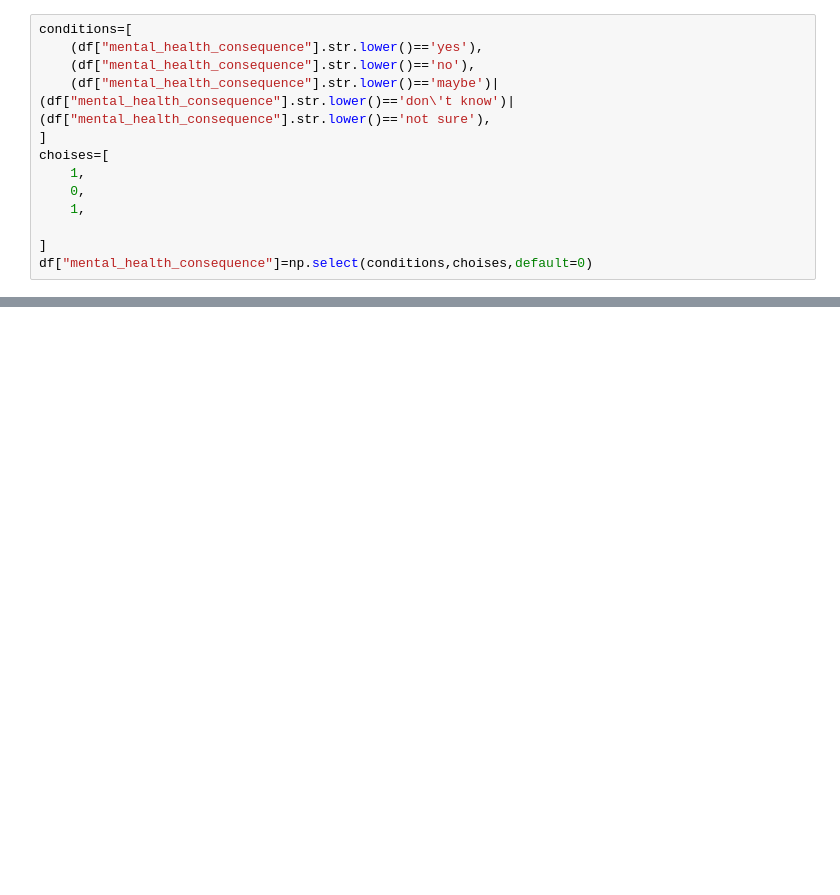
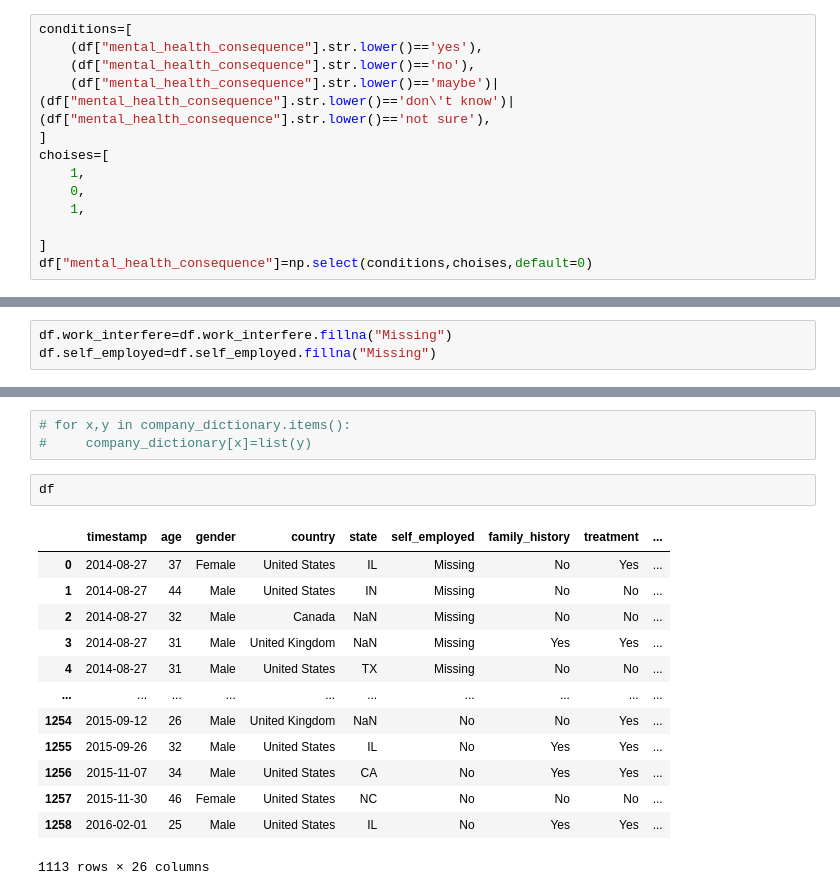
Before and after one commit to carlosiruiz/Mental_Health_Analysis-, a Jupyter notebook: ignacio_eda_notebook.ipynb, the cells around one changed output, grey strips where cells are left out. Saved outputs shown, nothing was run; the diff lists cells and outputs as text; blank space fills up the shorter version.

```diff
--- a/ignacio_eda_notebook.ipynb
+++ b/ignacio_eda_notebook.ipynb
@@ -203,0 +99,3 @@ df[df.work_interfere.isna()].groupby('gender').count()
+# %%
+df.work_interfere=df.work_interfere.fillna("Missing")
+df.self_employed=df.self_employed.fillna("Missing")
@@ -204 +119,20 @@ df[df.work_interfere.isna()].groupby('gender').count()
+# %%
+# for x,y in company_dictionary.items():
+#     company_dictionary[x]=list(y)
+# %%
+df
+# %% [output]
+|  | timestamp | age | gender | country | state | self_employed | family_history | treatment | ... |
+| 0 | 2014-08-27 | 37 | Female | United States | IL | Missing | No | Yes | ... |
+| 1 | 2014-08-27 | 44 | Male | United States | IN | Missing | No | No | ... |
+| 2 | 2014-08-27 | 32 | Male | Canada | NaN | Missing | No | No | ... |
+| 3 | 2014-08-27 | 31 | Male | United Kingdom | NaN | Missing | Yes | Yes | ... |
+| 4 | 2014-08-27 | 31 | Male | United States | TX | Missing | No | No | ... |
+| ... | ... | ... | ... | ... | ... | ... | ... | ... | ... |
+| 1254 | 2015-09-12 | 26 | Male | United Kingdom | NaN | No | No | Yes | ... |
+| 1255 | 2015-09-26 | 32 | Male | United States | IL | No | Yes | Yes | ... |
+| 1256 | 2015-11-07 | 34 | Male | United States | CA | No | Yes | Yes | ... |
+| 1257 | 2015-11-30 | 46 | Female | United States | NC | No | No | No | ... |
+| 1258 | 2016-02-01 | 25 | Male | United States | IL | No | Yes | Yes | ... |
+1113 rows × 26 columns
 # %%
```
Also changed, not shown: parts of 31 cells of this notebook.
